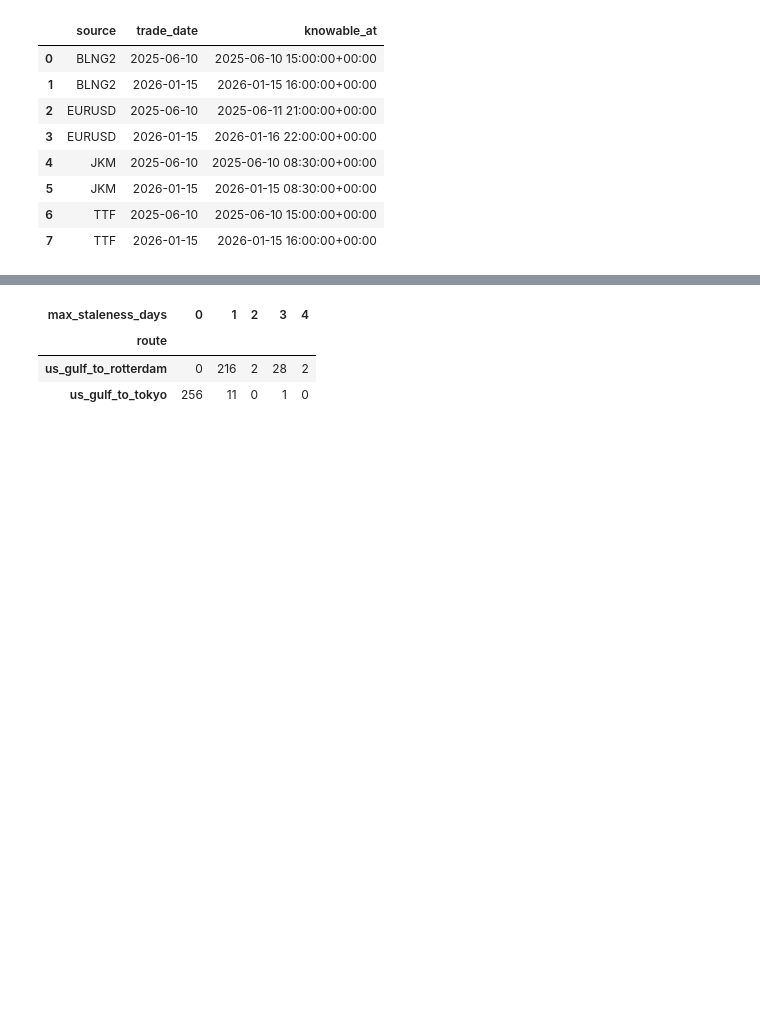
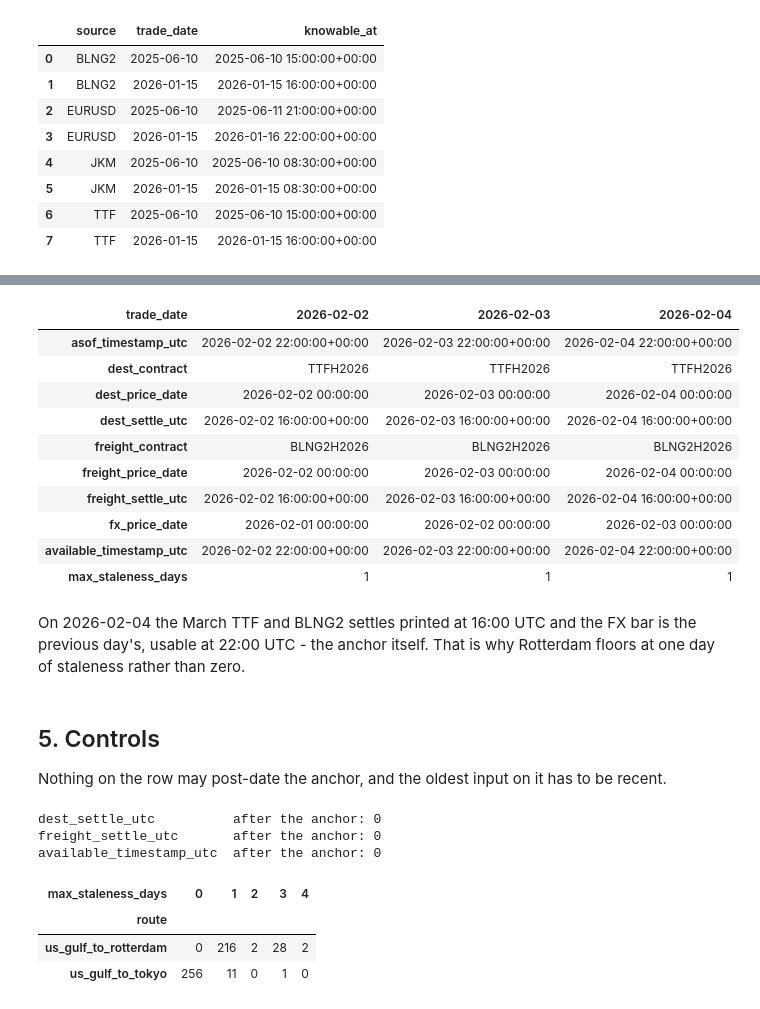
Before and after one commit to malobouygues/LNG_netback, a Jupyter notebook: notebooks/01_data_pipeline.ipynb, the cells around one changed output, grey strips where cells are left out. Saved outputs shown, nothing was run; the diff lists cells and outputs as text; code cells hidden in the pictures; blank space fills up the shorter version.

```diff
--- a/notebooks/01_data_pipeline.ipynb
+++ b/notebooks/01_data_pipeline.ipynb
@@ -93,3 +121,38 @@ construction, not a data problem.
+# %%
+lng, freight, fx = data.load_lng(), data.load_freight(), data.load_fx()
+aligned = data.align(c.ROUTES["us_gulf_to_rotterdam"], data.trade_dates(lng), lng, freight, fx)
+
+stamps = ["asof_timestamp_utc", "dest_contract", "dest_price_date", "dest_settle_utc",
+          "freight_contract", "freight_price_date", "freight_settle_utc",
+          "fx_price_date", "available_timestamp_utc", "max_staleness_days"]
+aligned.set_index("trade_date")[stamps].tail(3).T
+# %% [output]
+| trade_date | 2026-02-02 | 2026-02-03 | 2026-02-04 |
+| asof_timestamp_utc | 2026-02-02 22:00:00+00:00 | 2026-02-03 22:00:00+00:00 | 2026-02-04 22:00:00+00:00 |
+| dest_contract | TTFH2026 | TTFH2026 | TTFH2026 |
+| dest_price_date | 2026-02-02 00:00:00 | 2026-02-03 00:00:00 | 2026-02-04 00:00:00 |
+| dest_settle_utc | 2026-02-02 16:00:00+00:00 | 2026-02-03 16:00:00+00:00 | 2026-02-04 16:00:00+00:00 |
+| freight_contract | BLNG2H2026 | BLNG2H2026 | BLNG2H2026 |
+| freight_price_date | 2026-02-02 00:00:00 | 2026-02-03 00:00:00 | 2026-02-04 00:00:00 |
+| freight_settle_utc | 2026-02-02 16:00:00+00:00 | 2026-02-03 16:00:00+00:00 | 2026-02-04 16:00:00+00:00 |
+| fx_price_date | 2026-02-01 00:00:00 | 2026-02-02 00:00:00 | 2026-02-03 00:00:00 |
+| available_timestamp_utc | 2026-02-02 22:00:00+00:00 | 2026-02-03 22:00:00+00:00 | 2026-02-04 22:00:00+00:00 |
+| max_staleness_days | 1 | 1 | 1 |
+# %% [markdown]
+On 2026-02-04 the March TTF and BLNG2 settles printed at 16:00 UTC and the FX bar is the
+previous day's, usable at 22:00 UTC - the anchor itself. That is why Rotterdam floors at one
+day of staleness rather than zero.
+# %% [markdown]
+## 5. Controls
+
+Nothing on the row may post-date the anchor, and the oldest input on it has to be recent.
+# %%
+for column in ["dest_settle_utc", "freight_settle_utc", "available_timestamp_utc"]:
+    print(f"{column:24} after the anchor: {(aligned[column] > aligned['asof_timestamp_utc']).sum()}")
+# %% [output]
+dest_settle_utc          after the anchor: 0
+freight_settle_utc       after the anchor: 0
+available_timestamp_utc  after the anchor: 0
 # %%
 sql("""
     SELECT route, max_staleness_days, COUNT(*) AS rows
```
Also changed, not shown: parts of 15 cells of this notebook, 2 other files.
